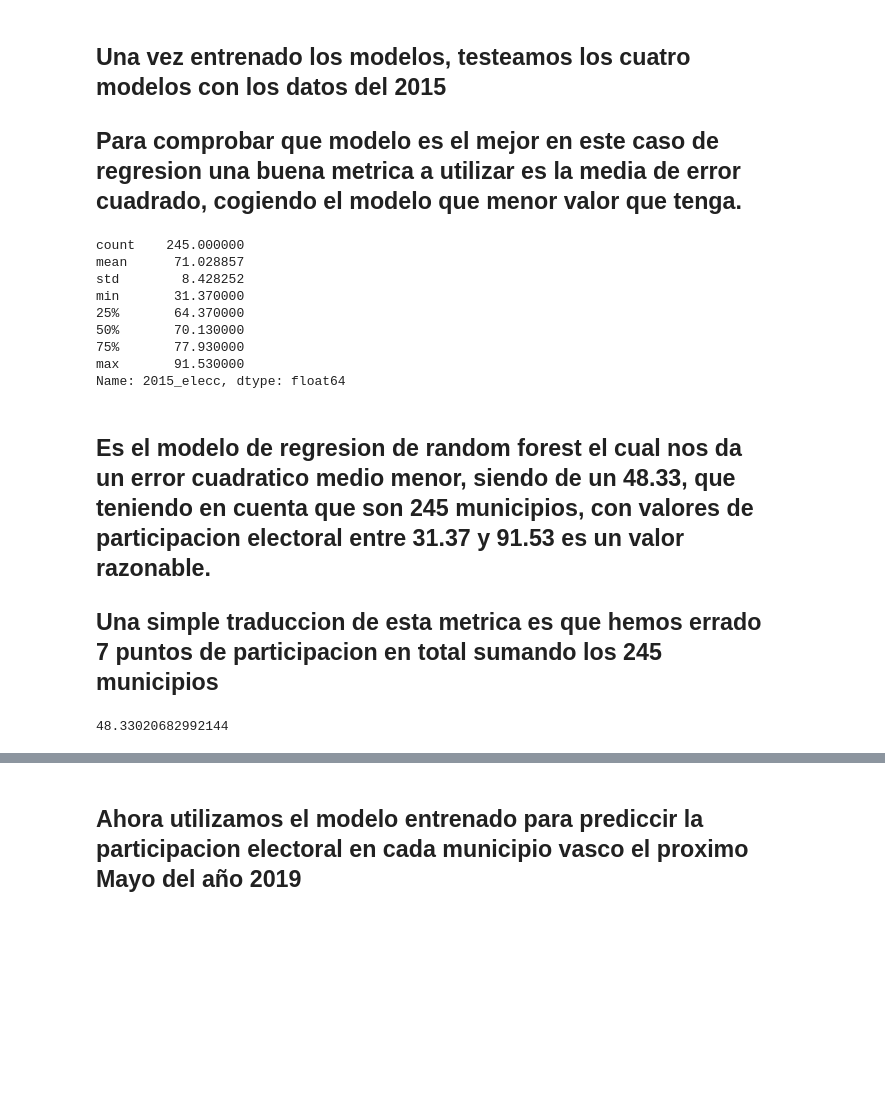
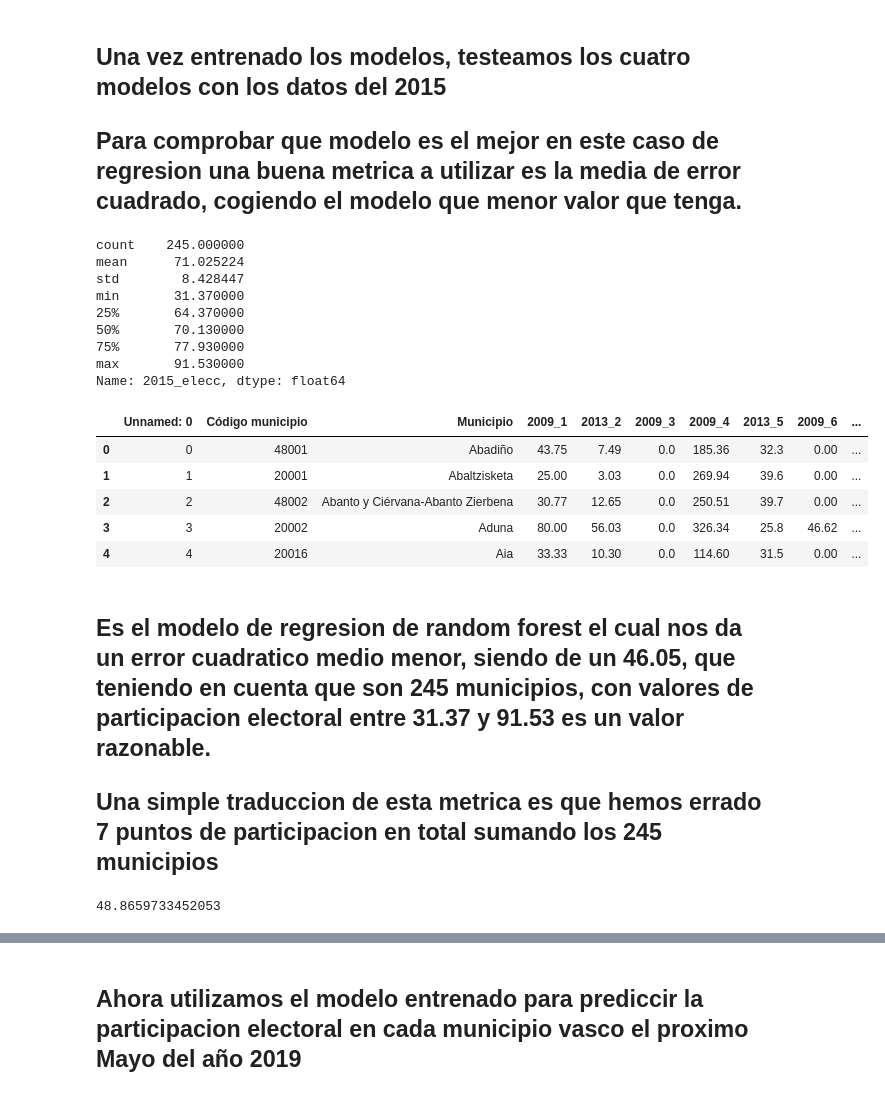
Before and after one commit to UrtziFM/TFM-How-AI-can-finish-with-politicians, a Jupyter notebook: Fifth Step - Making Predictions with Regressions for 2019 participation.ipynb, the cells around one changed output, grey strips where cells are left out. Saved outputs shown, nothing was run; the diff lists cells and outputs as text; code cells hidden in the pictures; blank space fills up the shorter version.

```diff
--- a/Fifth Step - Making Predictions with Regressions for 2019 participation.ipynb
+++ b/Fifth Step - Making Predictions with Regressions for 2019 participation.ipynb
@@ -64,0 +52,3 @@ df_2009.head()
+# %%
+pd.options.display.max_columns=None
+df_2009.head()
@@ -159,17 +156,26 @@ Name: 2011_elecc, dtype: int64
 # %%
 df_2013 = pd.read_csv('../TFM/GDataframe_2013.csv')
 # %%
-df_2013['2015_elecc'] = df_2013['2015_elecc'].fillna(71.02)
+df_2013['2015_elecc'] = df_2013['2015_elecc'].fillna(70.13)
 # %%
 df_2013['2015_elecc'].describe()
 # %% [output]
 count    245.000000
-mean      71.028857
-std        8.428252
+mean      71.025224
+std        8.428447
 min       31.370000
 25%       64.370000
 50%       70.130000
 75%       77.930000
 max       91.530000
 Name: 2015_elecc, dtype: float64
+# %%
+df_2013.head()
+# %% [output]
+|  | Unnamed: 0 | Código municipio | Municipio | 2009_1 | 2013_2 | 2009_3 | 2009_4 | 2013_5 | 2009_6 | ... |
+| 0 | 0 | 48001 | Abadiño | 43.75 | 7.49 | 0.0 | 185.36 | 32.3 | 0.00 | ... |
+| 1 | 1 | 20001 | Abaltzisketa | 25.00 | 3.03 | 0.0 | 269.94 | 39.6 | 0.00 | ... |
+| 2 | 2 | 48002 | Abanto y Ciérvana-Abanto Zierbena | 30.77 | 12.65 | 0.0 | 250.51 | 39.7 | 0.00 | ... |
+| 3 | 3 | 20002 | Aduna | 80.00 | 56.03 | 0.0 | 326.34 | 25.8 | 46.62 | ... |
+| 4 | 4 | 20016 | Aia | 33.33 | 10.30 | 0.0 | 114.60 | 31.5 | 0.00 | ... |
 # %%
@@ -177,10 +183,10 @@ X_pred13 = df_2013.drop(['Unnamed: 0','Código municipio', 'Municipio', '2015_el
 # %%
 X1 = np.array(X_pred13)
 # %% [markdown]
-## Es el modelo de regresion de random forest el cual nos da un error cuadratico medio menor, siendo de un 48.33, que teniendo en cuenta que son 245 municipios, con valores de participacion electoral entre 31.37 y 91.53 es un valor razonable.
+## Es el modelo de regresion de random forest el cual nos da un error cuadratico medio menor, siendo de un 46.05, que teniendo en cuenta que son 245 municipios, con valores de participacion electoral entre 31.37 y 91.53 es un valor razonable.
 
 ## Una simple traduccion de esta metrica es que hemos errado 7 puntos de participacion en total sumando los 245 municipios
 # %%
 mean_squared_error(df_2013['2015_elecc'],rmodel.predict(X1))
 # %% [output]
-48.33020682992144
+48.8659733452053
```
Also changed, not shown: parts of 26 cells of this notebook, 2 other files.
